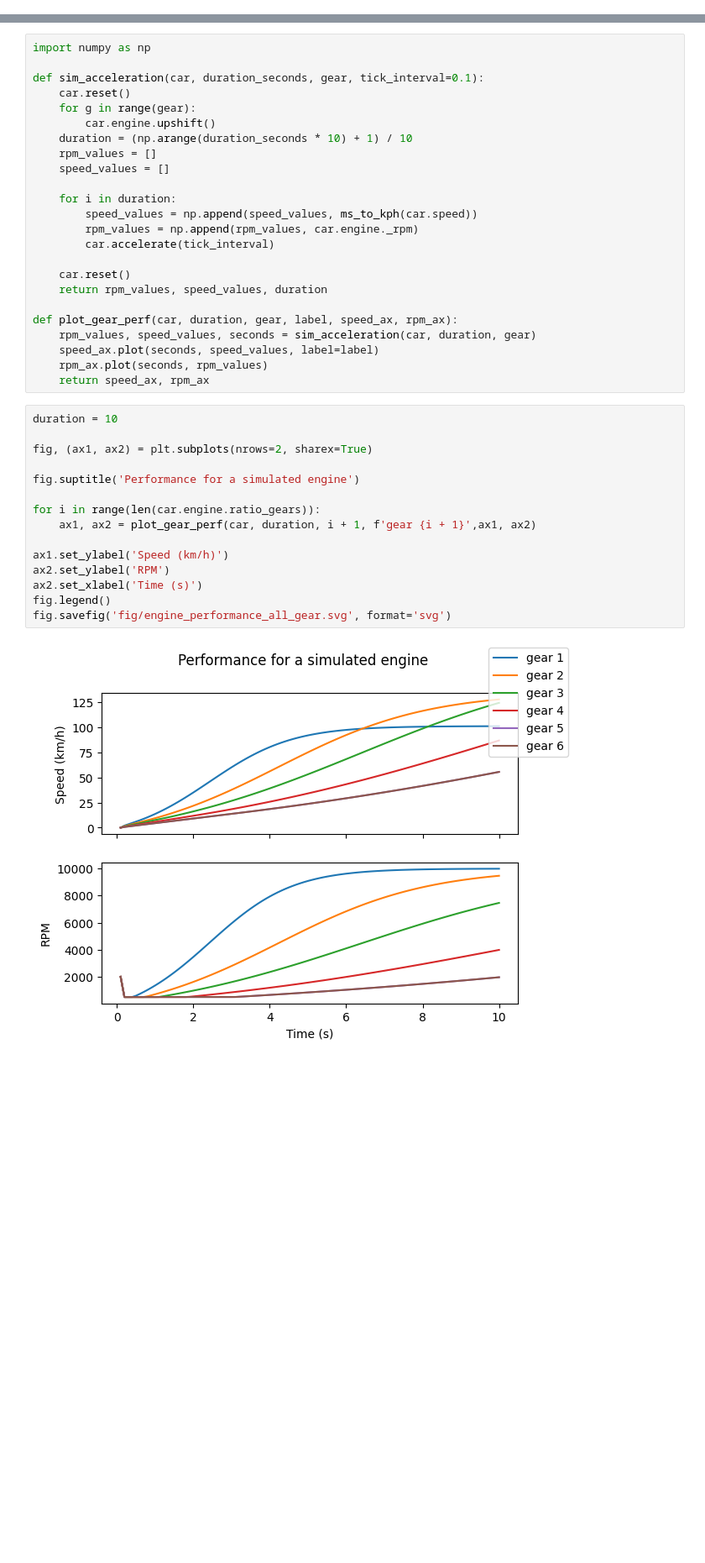
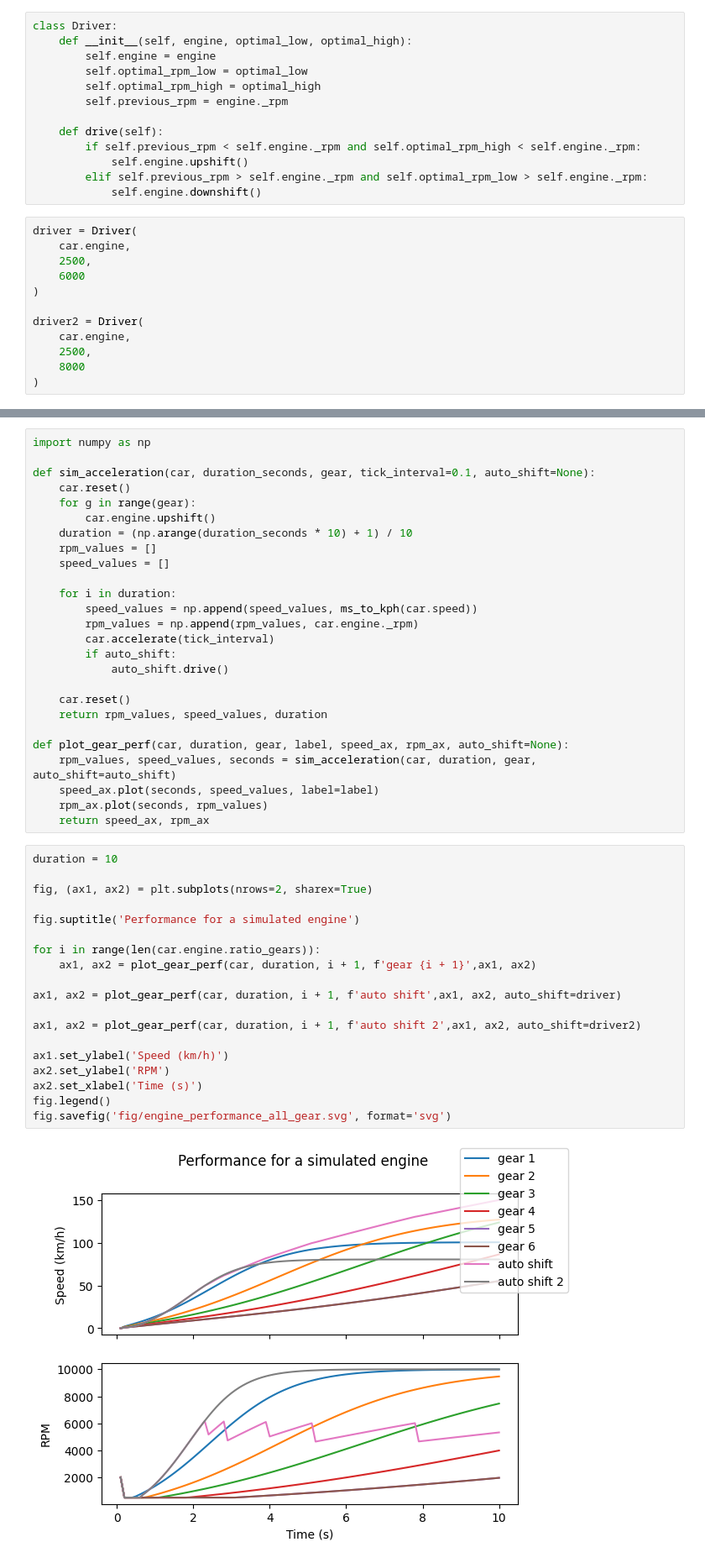
Before and after one commit to Nelson-Jnrnd/race-lap-simulations, a Jupyter notebook: engine_sim.ipynb, the cells around one changed output, grey strips where cells are left out. Shown at 84% size. Saved outputs shown, nothing was run; the diff lists cells and outputs as text; blank space fills up the shorter version.

```diff
--- a/engine_sim.ipynb
+++ b/engine_sim.ipynb
@@ -17,6 +17,31 @@ car = Car(
     radius_wheel=0.3,
     engine=engine
 )
+# %%
+class Driver:
+    def __init__(self, engine, optimal_low, optimal_high):
+        self.engine = engine
+        self.optimal_rpm_low = optimal_low
+        self.optimal_rpm_high = optimal_high
+        self.previous_rpm = engine._rpm
+
+    def drive(self):
+        if self.previous_rpm < self.engine._rpm and self.optimal_rpm_high < self.engine._rpm:
+            self.engine.upshift()
+        elif self.previous_rpm > self.engine._rpm and self.optimal_rpm_low > self.engine._rpm:
+            self.engine.downshift()
+# %%
+driver = Driver(
+    car.engine,
+    2500,
+    6000
+)
+
+driver2 = Driver(
+    car.engine,
+    2500,
+    8000
+)
 # %%
 from sim_core.utils import plot_torque_curve
 
@@ -27,7 +52,7 @@ fig.savefig('fig/engine_torque_curve.svg', format='svg')
 # %%
 import numpy as np
 
-def sim_acceleration(car, duration_seconds, gear, tick_interval=0.1):
+def sim_acceleration(car, duration_seconds, gear, tick_interval=0.1, auto_shift=None):
     car.reset()
     for g in range(gear):
         car.engine.upshift()
@@ -39,32 +64,38 @@ def sim_acceleration(car, duration_seconds, gear, tick_interval=0.1):
         speed_values = np.append(speed_values, ms_to_kph(car.speed))
         rpm_values = np.append(rpm_values, car.engine._rpm)
         car.accelerate(tick_interval)
+        if auto_shift:
+            auto_shift.drive()
 
     car.reset()
     return rpm_values, speed_values, duration
 
-def plot_gear_perf(car, duration, gear, label, speed_ax, rpm_ax):
-    rpm_values, speed_values, seconds = sim_acceleration(car, duration, gear)
+def plot_gear_perf(car, duration, gear, label, speed_ax, rpm_ax, auto_shift=None):
+    rpm_values, speed_values, seconds = sim_acceleration(car, duration, gear, auto_shift=auto_shift)
     speed_ax.plot(seconds, speed_values, label=label)
     rpm_ax.plot(seconds, rpm_values)
     return speed_ax, rpm_ax
 # %%
 duration = 10
 
 fig, (ax1, ax2) = plt.subplots(nrows=2, sharex=True)
 
 fig.suptitle('Performance for a simulated engine')
 
 for i in range(len(car.engine.ratio_gears)):
     ax1, ax2 = plot_gear_perf(car, duration, i + 1, f'gear {i + 1}',ax1, ax2)
 
+ax1, ax2 = plot_gear_perf(car, duration, i + 1, f'auto shift',ax1, ax2, auto_shift=driver)
+
+ax1, ax2 = plot_gear_perf(car, duration, i + 1, f'auto shift 2',ax1, ax2, auto_shift=driver2)
+
 ax1.set_ylabel('Speed (km/h)')
 ax2.set_ylabel('RPM')
 ax2.set_xlabel('Time (s)')
 fig.legend()
 fig.savefig('fig/engine_performance_all_gear.svg', format='svg')
 # %% [output]
-[figure, old version]
+[figure, new version]
 # %%
 import numpy as np
 
```
Also changed, not shown: parts of 1 cell of this notebook, 3 other files.
